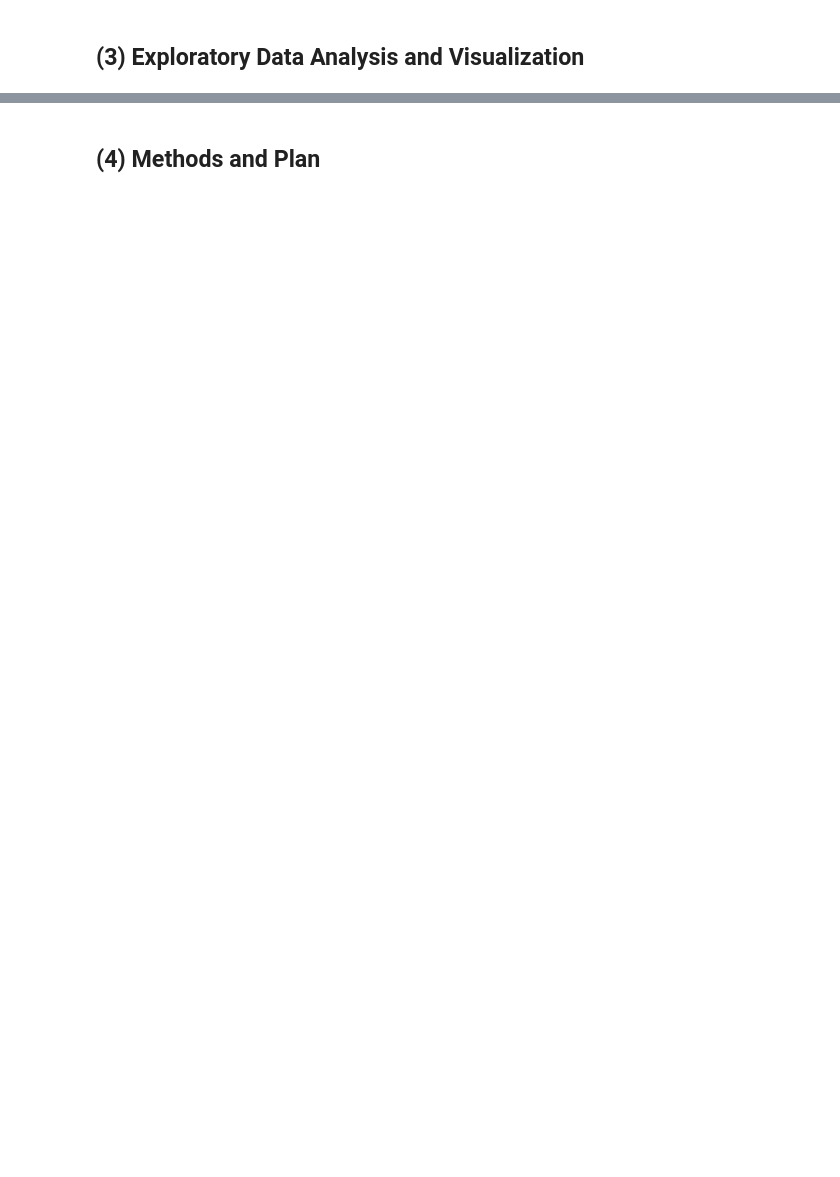
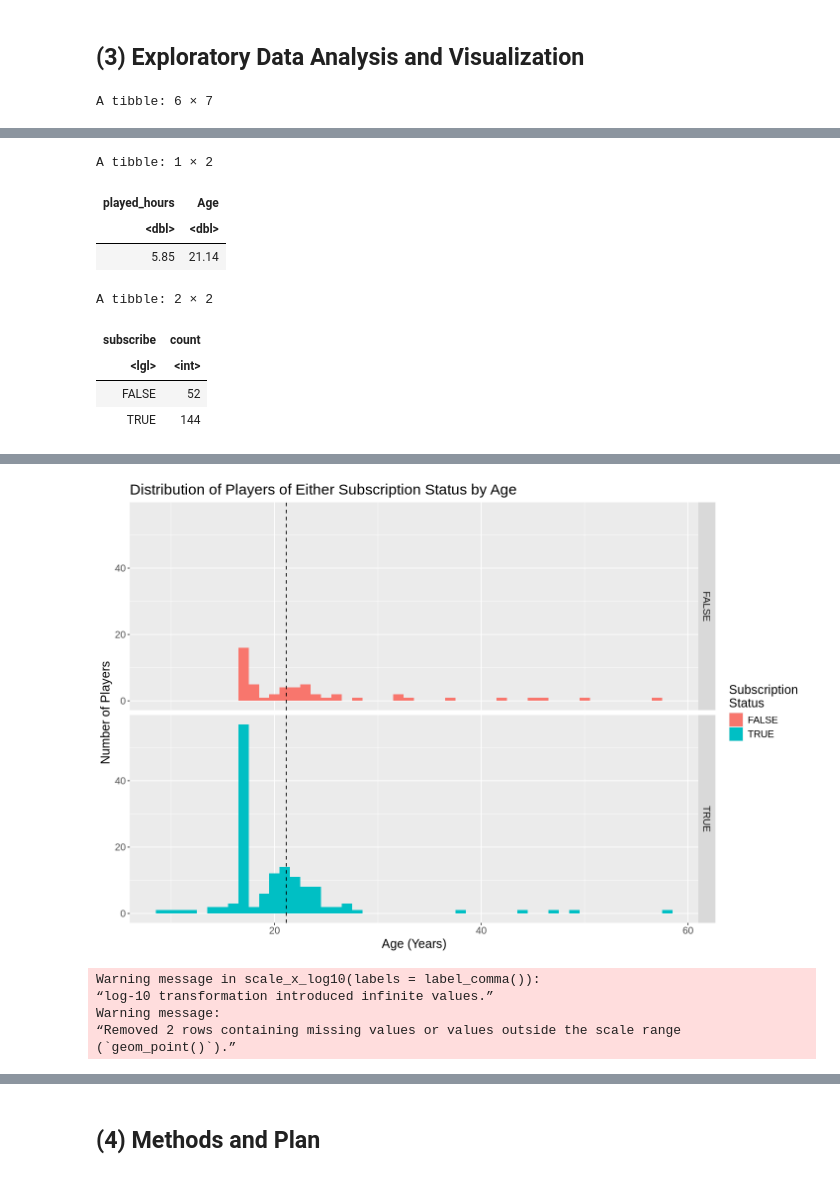
Before and after one commit to Rhettc1/DSCI-100-group-36, a Jupyter notebook: IndProjProp.ipynb, the cells around one changed output, grey strips where cells are left out. Saved outputs shown, nothing was run; the diff lists cells and outputs as text; code cells hidden in the pictures; blank space fills up the shorter version.

Commit message:
Data Exploration
Finished data description for both datasets and then explored the players.csv data set. Created 4 exploratory visualizations

```diff
--- a/IndProjProp.ipynb
+++ b/IndProjProp.ipynb
@@ -138,2 +137,62 @@ Question 2 (directed): Can player gender and player experience predict whether t
 # %% [markdown]
 ## (3) Exploratory Data Analysis and Visualization
+# %%
+#as shown in (1) Data Description, the datasets can be loaded into R, and both datasets are already tidy
+#For the rest of this analysis, I will use exclusively the players.csv dataset
+
+head(players)
+
+#this table displays the mean values for played_hours and Age
+players_mean_tbl <- players |>
+        select(played_hours, Age) |>
+        map_df(mean, na.rm=TRUE) |>
+        round(2)
+players_mean_tbl
+
+subscriber_counts <- players |>
+   group_by(subscribe) |>
+   summarize(count = n())
+
+subscriber_counts
+
+#exploratory visualization 1
+options(repr.plot.height = 8, repr.plot.width = 12)
+ex_viz_1 <- ggplot(players, aes(x = Age, fill = subscribe)) +
+        geom_histogram(bins = 50) +
+        facet_grid(rows = vars(subscribe)) +
+        geom_vline(xintercept = 21.14, linetype = "dashed")+
+        labs(x = "Age (Years)", y = "Number of Players", fill = "Subscription \nStatus") +
+        ggtitle("Distribution of Players of Either Subscription Status by Age") +
+        theme(text = element_text(size = 15))
+ex_viz_1
+
+#exploratory visualization 2
+options(repr.plot.height = 8, repr.plot.width = 12)
+ex_viz_2 <- ggplot(players, aes(x = played_hours, fill = subscribe)) +
+        geom_histogram(bins = 50) +
+        facet_grid(rows = vars(subscribe)) +
+        geom_vline(xintercept = 5.85, linetype = "dashed")+
+        labs(x = "Time Played (Hours)", y = "Number of Players", fill = "Subscription \nStatus") +
+        ggtitle("Distribution of Players of Either Subscription Status by Hours Played") +
+        theme(text = element_text(size = 15))
+ex_viz_2
+
+#exploratory visualization 3
+ex_viz_3 <- ggplot(players, aes(x = played_hours, y = Age, colour = subscribe)) +
+        geom_point() +
+        labs(x = "Time Played (Hours)", y = "Age (Years)", colour = "Subscription\nStatus") +
+        ggtitle("Age vs Hours Played") +
+        theme(text = element_text(size = 15)) +
+        scale_x_log10(labels = label_comma()) +
+        scale_y_log10(labels = label_comma())
+ex_viz_3
+
+#exploratory visualization 4
+ex_viz_3 <- ggplot(subscriber_counts, aes(x = subscribe, y = count, fill = subscribe)) +
+        geom_bar(stat = "identity") +
+        labs(x = "Subsciption Status", y = "Proportion of Subscribers", fill= "Subsciption Status") +
+        ggtitle("Number of Subsribers to Nonsubscribers") +
+        theme(text = element_text(size = 15))
+ex_viz_3
+# %% [output]
+A tibble: 6 × 7
@@ -139,0 +207,9 @@ Question 2 (directed): Can player gender and player experience predict whether t
+A tibble: 1 × 2
+| played_hours | Age |
+| <dbl> | <dbl> |
+| 5.85 | 21.14 |
+A tibble: 2 × 2
+| subscribe | count |
+| <lgl> | <int> |
+| FALSE | 52 |
+| TRUE | 144 |
@@ -139,0 +218,6 @@ Question 2 (directed): Can player gender and player experience predict whether t
+[figure, added]
+Warning message in scale_x_log10(labels = label_comma()):
+“log-10 transformation introduced infinite values.”
+Warning message:
+“Removed 2 rows containing missing values or values outside the scale range
+(`geom_point()`).”
```
Also changed, not shown: parts of 6 cells of this notebook.
